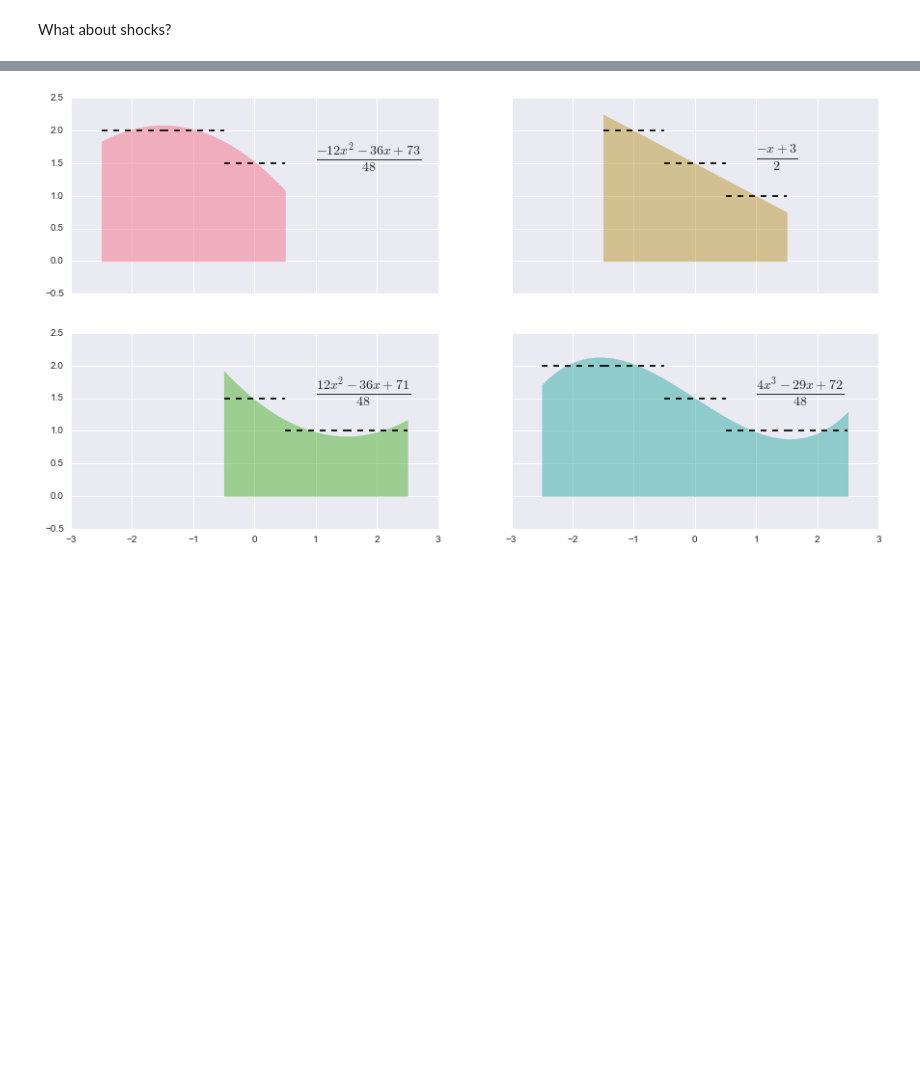
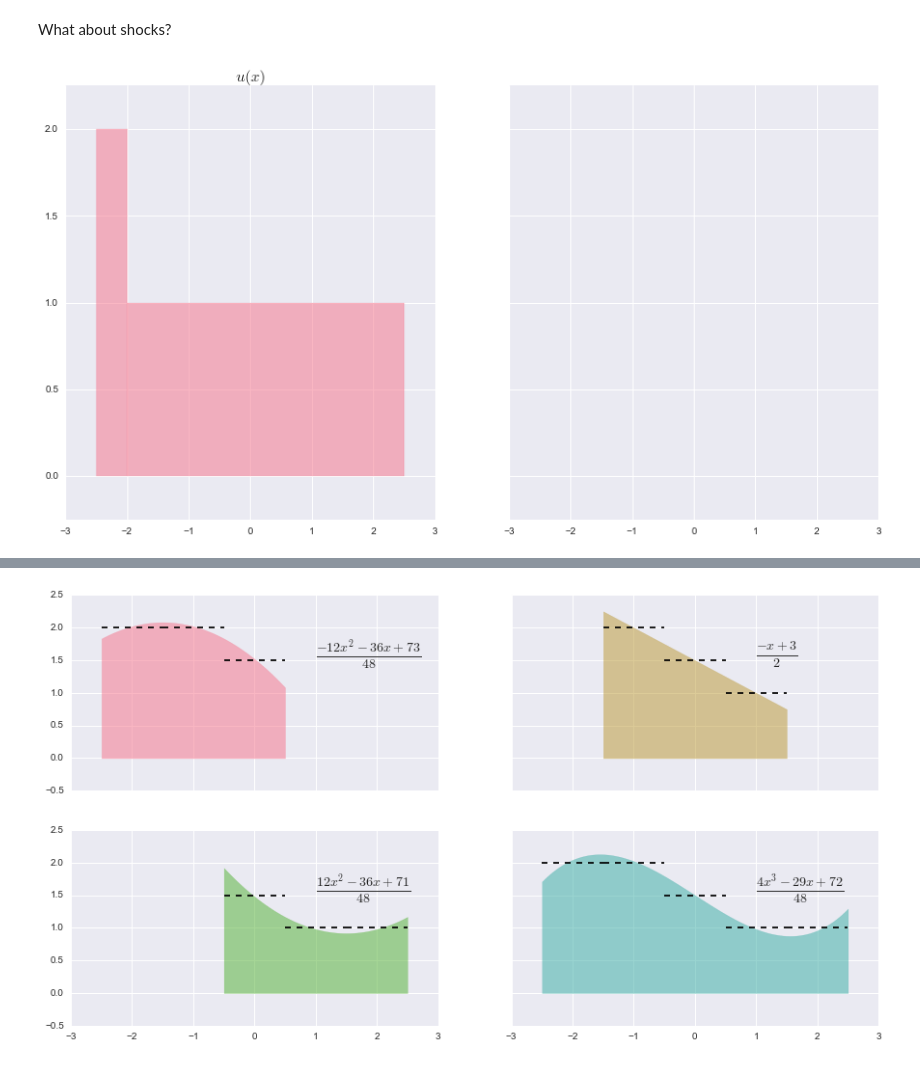
Before and after one commit to dhermes/berkeley-m273-s2016, a Jupyter notebook: class_preso/weno_computations.ipynb, the cells around one changed output, grey strips where cells are left out. Drawn from its saved outputs; the diff is of its cells as text; code cells hidden in the pictures; blank space fills up the shorter version.

```diff
--- a/class_preso/weno_computations.ipynb
+++ b/class_preso/weno_computations.ipynb
@@ -181,3 +181,7 @@ Putting the **W** in **WENO**:
 $$u^{{(\ast)}}_{{j + \frac{1}{2}}} = \frac{1}{10} u^{{(1)}}_{{j + \frac{1}{2}}} + \frac{6}{10} u^{{(2)}}_{{j + \frac{1}{2}}} + \frac{3}{10} u^{{(3)}}_{{j + \frac{1}{2}}}$$
 # %% [markdown]
 What about shocks?
+# %%
+weno_computations.discontinuity_to_volume_single_cell(0)
+# %% [output]
+[figure, added]
```
Also changed, not shown: parts of 6 cells of this notebook, 1 other file.
